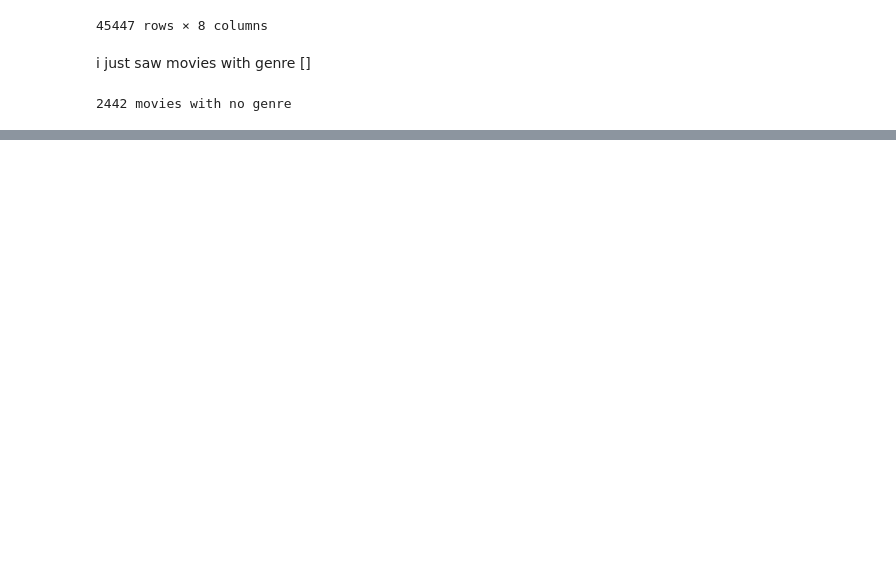
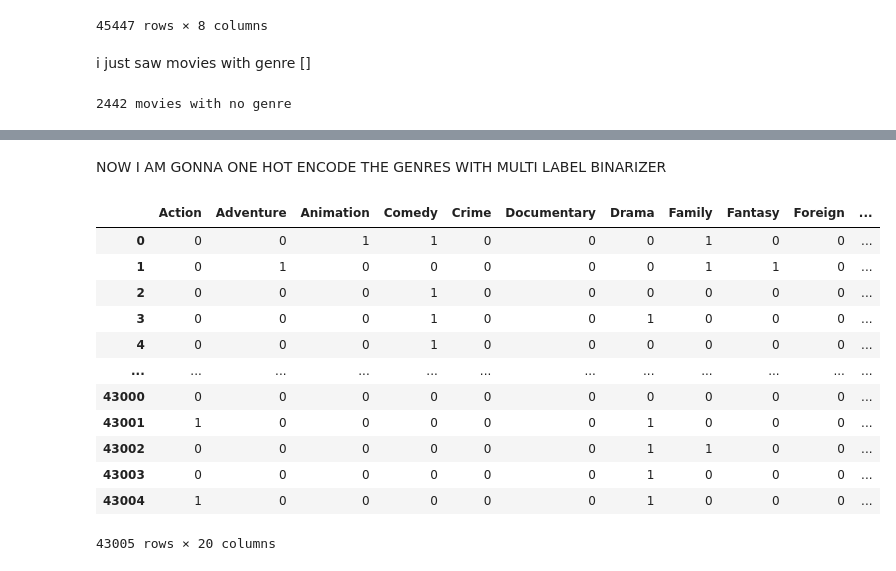
Before and after one commit to Lakshyaraj-Singh-Rao/Movie-recommendation-system, a Jupyter notebook: EDA.ipynb, the cells around one changed output, grey strips where cells are left out. Cells and saved outputs as stored; diff of their text form; code cells hidden in the pictures; blank space fills up the shorter version.

```diff
--- a/EDA.ipynb
+++ b/EDA.ipynb
@@ -208,0 +213,2 @@ df = df[df['genres'].apply(len) > 0].reset_index(drop= True)
+# %% [markdown]
+NOW I AM GONNA ONE HOT ENCODE THE GENRES WITH MULTI LABEL BINARIZER
@@ -208,0 +217,22 @@ df = df[df['genres'].apply(len) > 0].reset_index(drop= True)
+# %%
+mlb = MultiLabelBinarizer()
+# %%
+genre_matrix = mlb.fit_transform(df['genres'])
+# %%
+genre_df = pd.DataFrame(genre_matrix, columns=mlb.classes_ , index=df.index)
+# %%
+genre_df
+# %% [output]
+|  | Action | Adventure | Animation | Comedy | Crime | Documentary | Drama | Family | Fantasy | Foreign | ... |
+| 0 | 0 | 0 | 1 | 1 | 0 | 0 | 0 | 1 | 0 | 0 | ... |
+| 1 | 0 | 1 | 0 | 0 | 0 | 0 | 0 | 1 | 1 | 0 | ... |
+| 2 | 0 | 0 | 0 | 1 | 0 | 0 | 0 | 0 | 0 | 0 | ... |
+| 3 | 0 | 0 | 0 | 1 | 0 | 0 | 1 | 0 | 0 | 0 | ... |
+| 4 | 0 | 0 | 0 | 1 | 0 | 0 | 0 | 0 | 0 | 0 | ... |
+| ... | ... | ... | ... | ... | ... | ... | ... | ... | ... | ... | ... |
+| 43000 | 0 | 0 | 0 | 0 | 0 | 0 | 0 | 0 | 0 | 0 | ... |
+| 43001 | 1 | 0 | 0 | 0 | 0 | 0 | 1 | 0 | 0 | 0 | ... |
+| 43002 | 0 | 0 | 0 | 0 | 0 | 0 | 1 | 1 | 0 | 0 | ... |
+| 43003 | 0 | 0 | 0 | 0 | 0 | 0 | 1 | 0 | 0 | 0 | ... |
+| 43004 | 1 | 0 | 0 | 0 | 0 | 0 | 1 | 0 | 0 | 0 | ... |
+43005 rows × 20 columns
```
Also changed, not shown: parts of 6 cells of this notebook.
